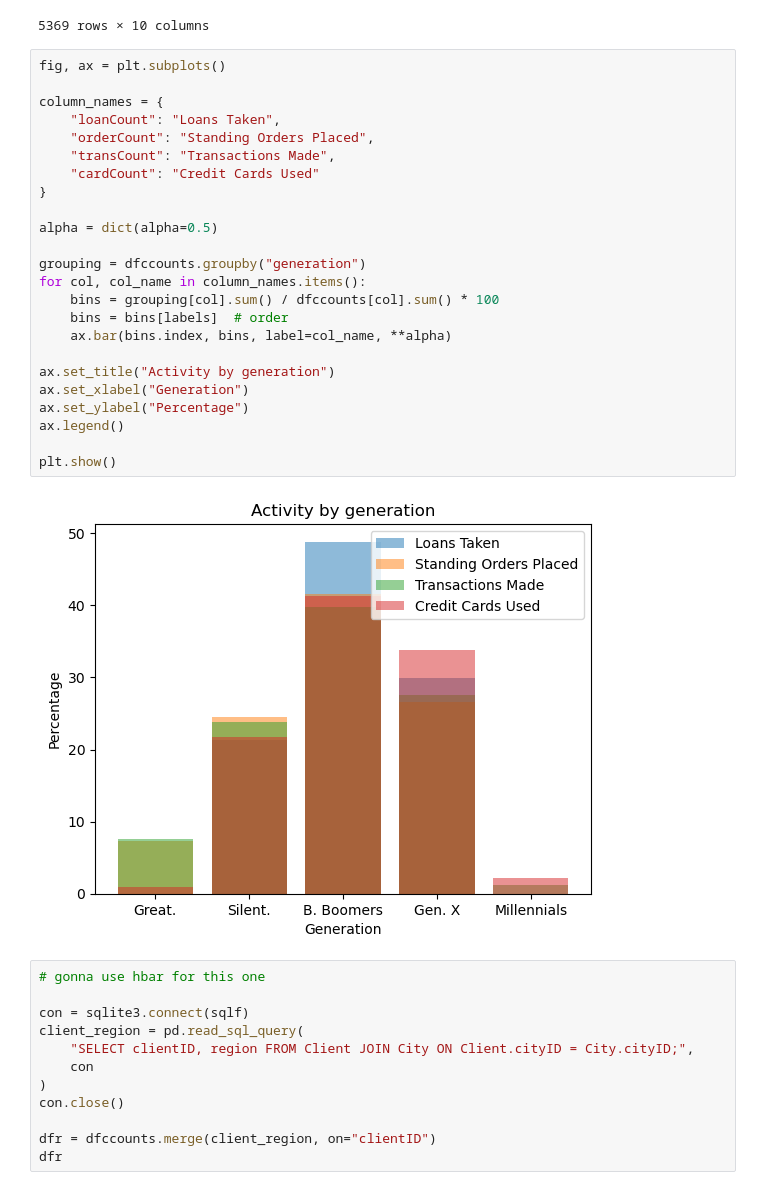
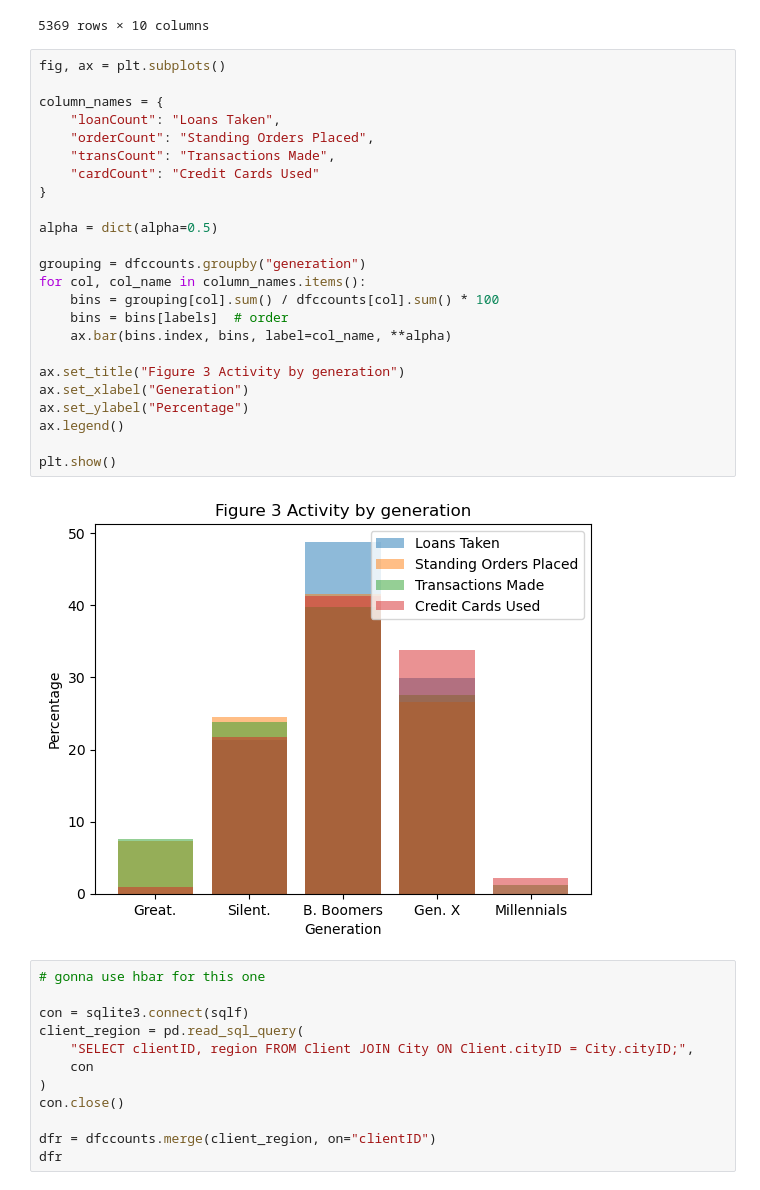
Before and after one commit to irismessage/data-essay, a Jupyter notebook: DATA Assessment 2023-24.ipynb, the cells around one changed output. Saved outputs shown, nothing was run; the diff lists cells and outputs as text.

```diff
--- a/DATA Assessment 2023-24.ipynb
+++ b/DATA Assessment 2023-24.ipynb
@@ -544,29 +544,29 @@ dfccounts
 # %%
 fig, ax = plt.subplots()
 
 column_names = {
     "loanCount": "Loans Taken",
     "orderCount": "Standing Orders Placed",
     "transCount": "Transactions Made",
     "cardCount": "Credit Cards Used"
 }
 
 alpha = dict(alpha=0.5)
 
 grouping = dfccounts.groupby("generation")
 for col, col_name in column_names.items():
     bins = grouping[col].sum() / dfccounts[col].sum() * 100
     bins = bins[labels]  # order
     ax.bar(bins.index, bins, label=col_name, **alpha)
 
-ax.set_title("Activity by generation")
+ax.set_title("Figure 3 Activity by generation")
 ax.set_xlabel("Generation")
 ax.set_ylabel("Percentage")
 ax.legend()
 
 plt.show()
 # %% [output]
-[figure, old version]
+[figure, new version]
 # %%
 # gonna use hbar for this one
 
```
Also changed, not shown: parts of 7 cells of this notebook.
